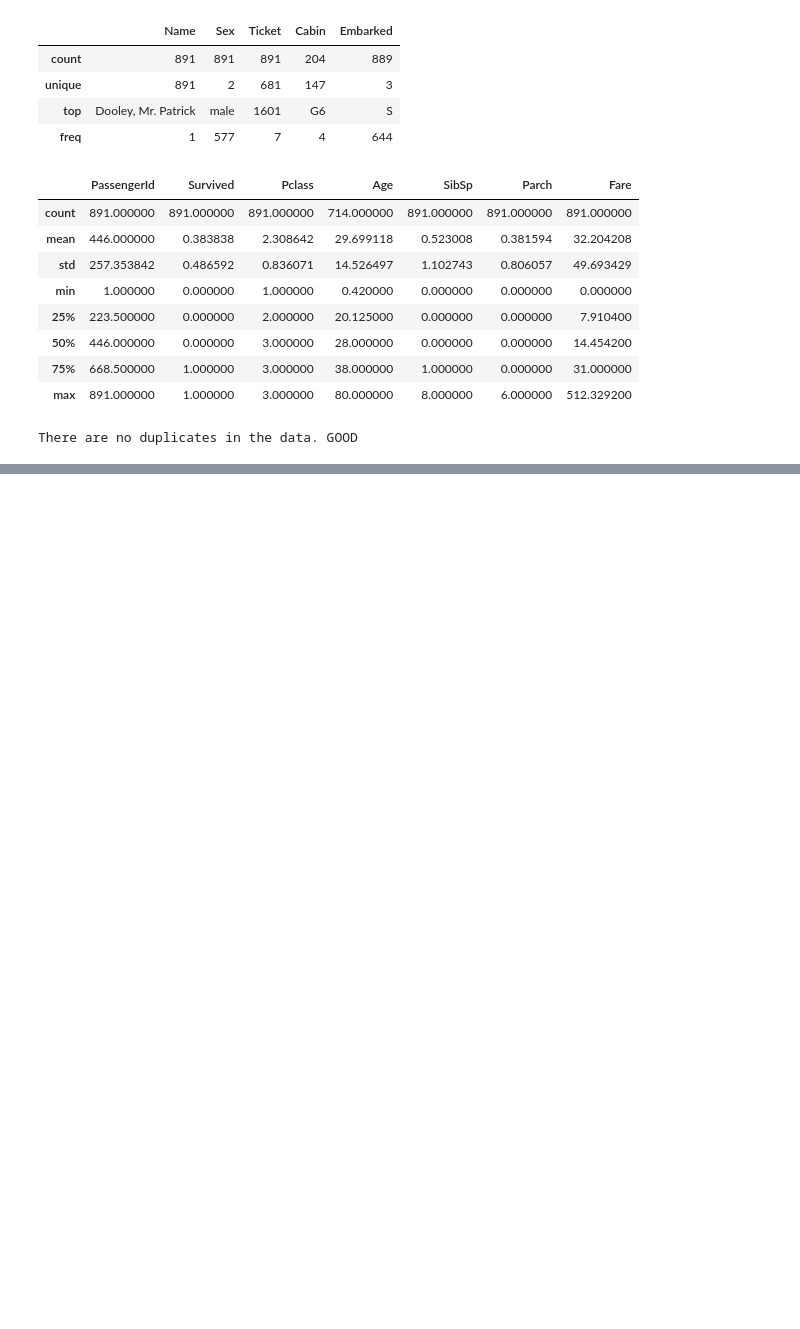
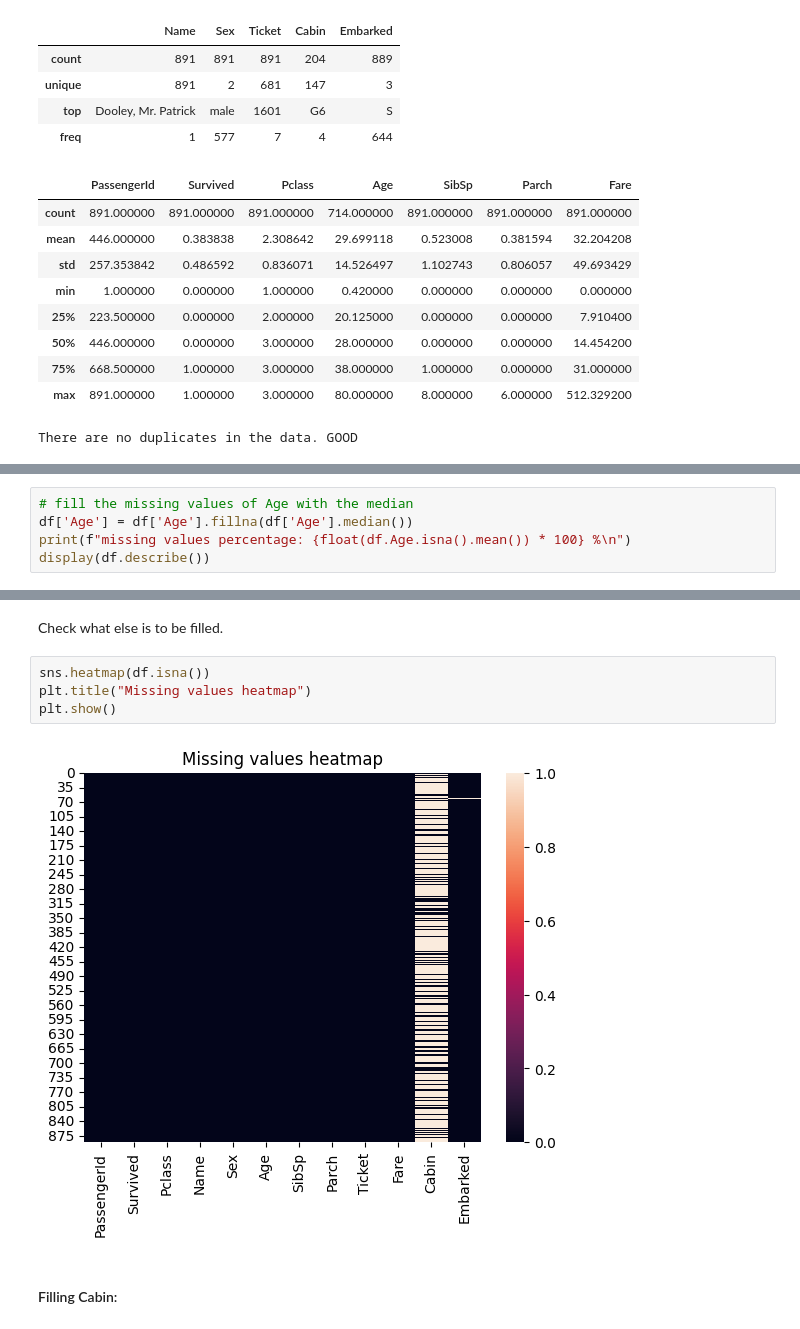
Before and after one commit to MedChahb/titanic_survivability, a Jupyter notebook: titanic.ipynb, the cells around one changed output, grey strips where cells are left out. Cells and saved outputs as stored; diff of their text form; blank space fills up the shorter version.

```diff
--- a/titanic.ipynb
+++ b/titanic.ipynb
@@ -101,0 +131,5 @@ As we saw, the data that we using has missing values and non-numerical values, s
+# %%
+# fill the missing values of Age with the median
+df['Age'] = df['Age'].fillna(df['Age'].median())
+print(f"missing values percentage: {float(df.Age.isna().mean()) * 100} %\n")
+display(df.describe())
@@ -101,0 +147,10 @@ As we saw, the data that we using has missing values and non-numerical values, s
+# %% [markdown]
+Check what else is to be filled.
+# %%
+sns.heatmap(df.isna())
+plt.title("Missing values heatmap")
+plt.show()
+# %% [output]
+[figure, added]
+# %% [markdown]
+#### Filling Cabin:
```
Also changed, not shown: parts of 13 cells of this notebook.
